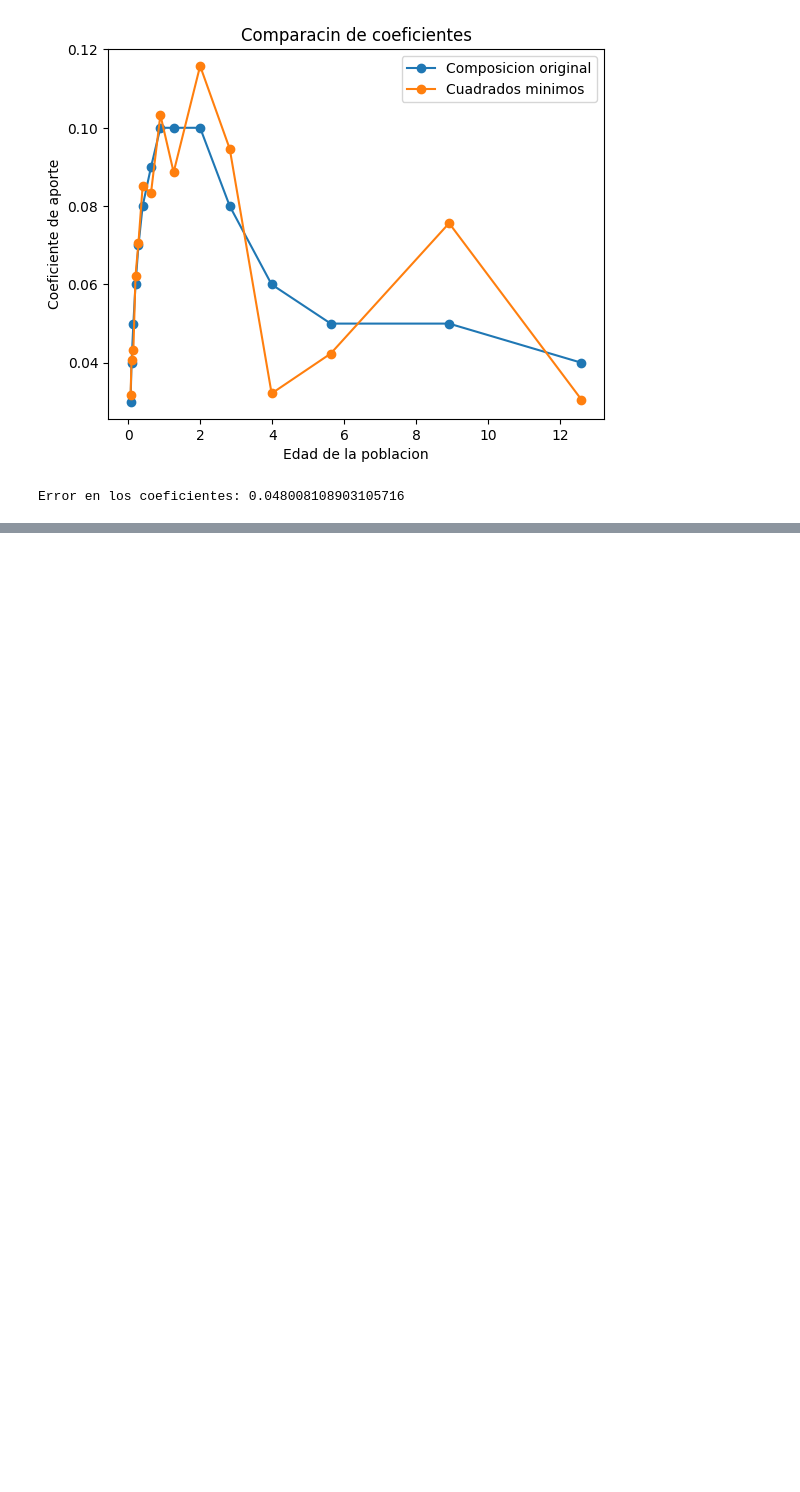
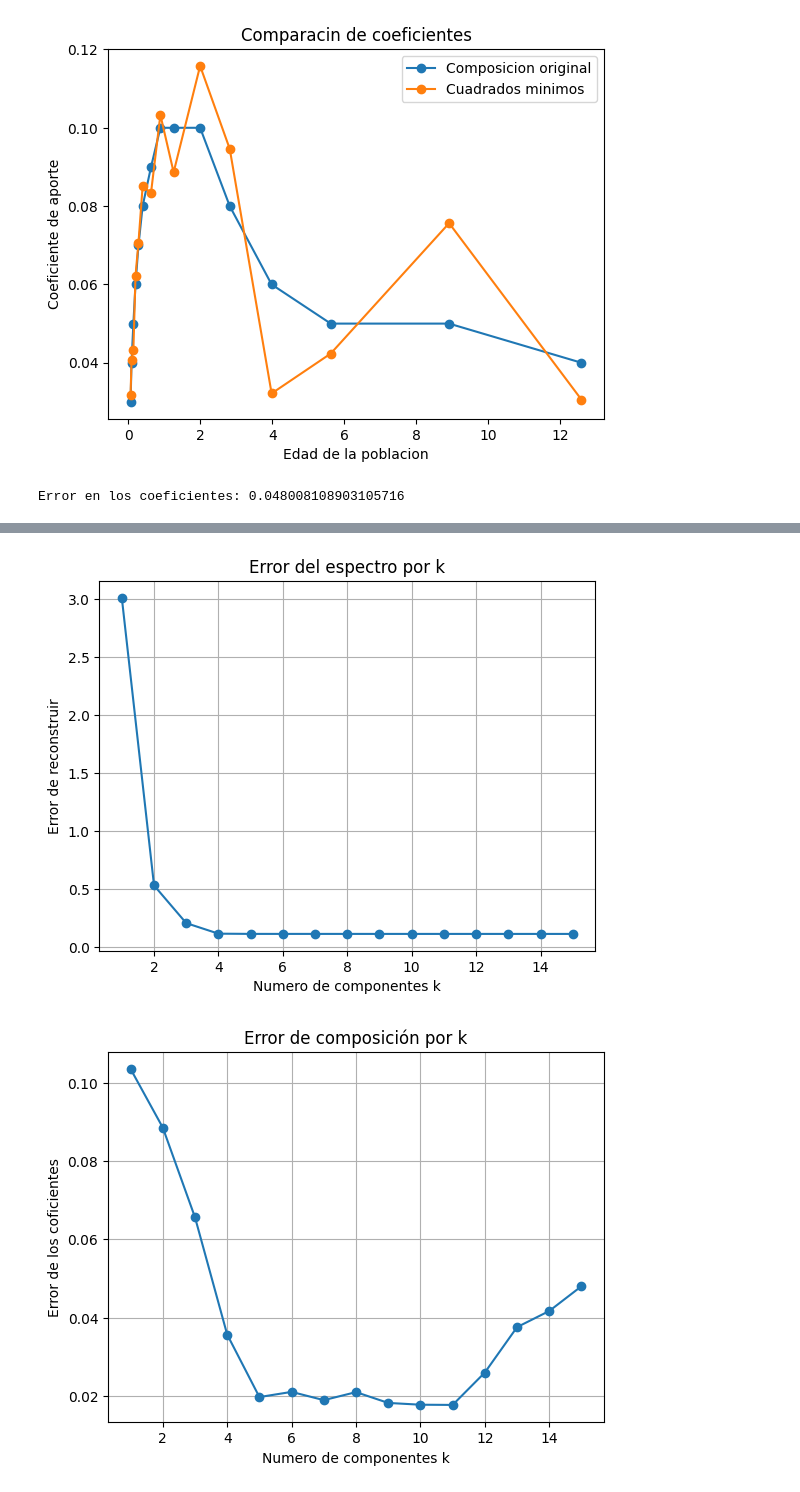
Before and after one commit to SebastianM011/TP2_Metodos, a Jupyter notebook: desarrollo.ipynb, the cells around one changed output, grey strips where cells are left out. Cells and saved outputs as stored; diff of their text form; code cells hidden in the pictures; blank space fills up the shorter version.

```diff
--- a/desarrollo.ipynb
+++ b/desarrollo.ipynb
@@ -159,0 +216,29 @@ Error en los coeficientes: 0.048008108903105716
+# %%
+errores_espectro = []
+errores_coeficientes = []
+
+for k in range(1, 16):
+    S_k_inversa = np.diag(1 / s[:k])
+    x_k = Vt[:k, :].T @ S_k_inversa @ U[:, :k].T @ b
+    b_k = A_espectros @ x_k
+    error_b = np.linalg.norm(b - b_k)
+    error_x = np.linalg.norm(x_real - x_k)
+    errores_espectro.append(error_b)
+    errores_coeficientes.append(error_x)
+
+plt.plot(range(1, 16), errores_espectro, "o-")
+plt.xlabel("Numero de componentes k")
+plt.ylabel("Error de reconstruir")
+plt.title("Error del espectro por k")
+plt.grid()
+plt.show()
+
+plt.plot(range(1, 16), errores_coeficientes, "o-")
+plt.xlabel("Numero de componentes k")
+plt.ylabel("Error de los coficientes")
+plt.title("Error de composicion por k")
+plt.grid()
+plt.show()
+# %% [output]
+[figure, added]
+[figure, added]
```
Also changed, not shown: parts of 6 cells of this notebook.
